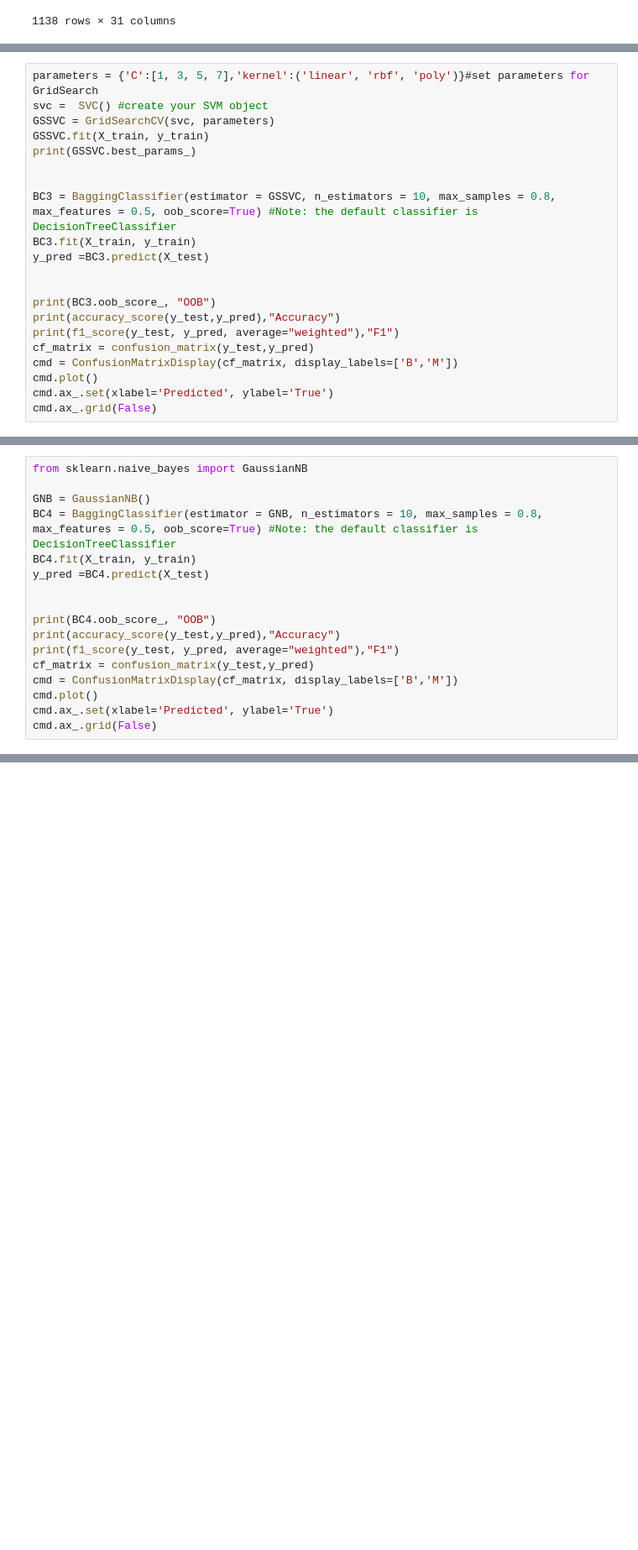
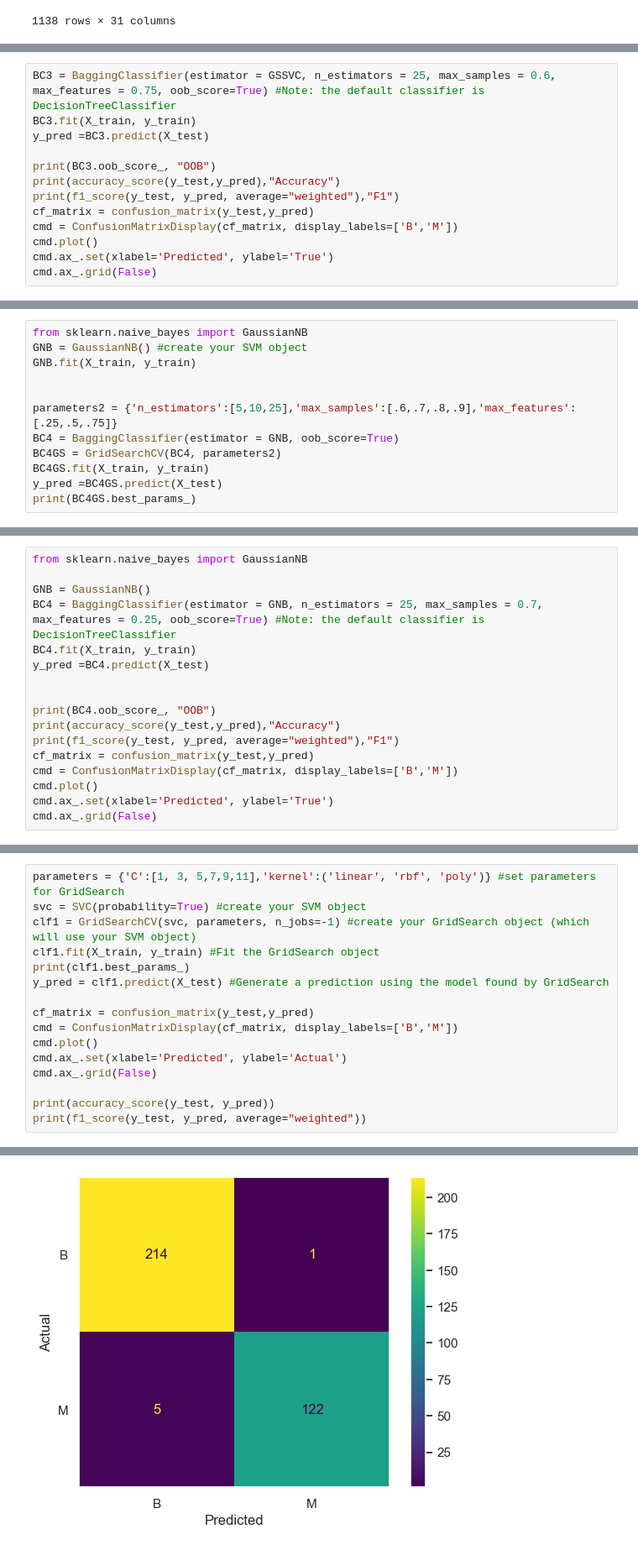
Before and after one commit to vern3432/DSE3002_Varano_Matt_Marcus_PF, a Jupyter notebook: Gilliland-Project-4.ipynb, the cells around one changed output, grey strips where cells are left out. Shown: that part at 84% size. Drawn from its saved outputs; the diff is of its cells as text; blank space fills up the shorter version.

```diff
--- a/Gilliland-Project-4.ipynb
+++ b/Gilliland-Project-4.ipynb
@@ -135,15 +142,7 @@ DecisionTreeClassifier(max_depth=11)
 # %%
-parameters = {'C':[1, 3, 5, 7],'kernel':('linear', 'rbf', 'poly')}#set parameters for GridSearch
-svc =  SVC() #create your SVM object
-GSSVC = GridSearchCV(svc, parameters)
-GSSVC.fit(X_train, y_train)
-print(GSSVC.best_params_)
-
-
-BC3 = BaggingClassifier(estimator = GSSVC, n_estimators = 10, max_samples = 0.8, max_features = 0.5, oob_score=True) #Note: the default classifier is DecisionTreeClassifier
+BC3 = BaggingClassifier(estimator = GSSVC, n_estimators = 25, max_samples = 0.6, max_features = 0.75, oob_score=True) #Note: the default classifier is DecisionTreeClassifier
 BC3.fit(X_train, y_train)
 y_pred =BC3.predict(X_test)
-
 
 print(BC3.oob_score_, "OOB")
 print(accuracy_score(y_test,y_pred),"Accuracy")
@@ -161 +159,13 @@ cmd.ax_.grid(False)
 [figure]
+# %%
+from sklearn.naive_bayes import GaussianNB
+GNB = GaussianNB() #create your SVM object
+GNB.fit(X_train, y_train)
+
+
+parameters2 = {'n_estimators':[5,10,25],'max_samples':[.6,.7,.8,.9],'max_features':[.25,.5,.75]}
+BC4 = BaggingClassifier(estimator = GNB, oob_score=True)
+BC4GS = GridSearchCV(BC4, parameters2)
+BC4GS.fit(X_train, y_train)
+y_pred =BC4GS.predict(X_test)
+print(BC4GS.best_params_)
@@ -163,7 +175,7 @@ cmd.ax_.grid(False)
 from sklearn.naive_bayes import GaussianNB
 
 GNB = GaussianNB()
-BC4 = BaggingClassifier(estimator = GNB, n_estimators = 10, max_samples = 0.8, max_features = 0.5, oob_score=True) #Note: the default classifier is DecisionTreeClassifier
+BC4 = BaggingClassifier(estimator = GNB, n_estimators = 25, max_samples = 0.7, max_features = 0.25, oob_score=True) #Note: the default classifier is DecisionTreeClassifier
 BC4.fit(X_train, y_train)
 y_pred =BC4.predict(X_test)
 
@@ -183,0 +198,17 @@ cmd.ax_.grid(False)
+# %%
+parameters = {'C':[1, 3, 5,7,9,11],'kernel':('linear', 'rbf', 'poly')} #set parameters for GridSearch
+svc = SVC(probability=True) #create your SVM object
+clf1 = GridSearchCV(svc, parameters, n_jobs=-1) #create your GridSearch object (which will use your SVM object)
+clf1.fit(X_train, y_train) #Fit the GridSearch object
+print(clf1.best_params_)
+y_pred = clf1.predict(X_test) #Generate a prediction using the model found by GridSearch
+
+cf_matrix = confusion_matrix(y_test,y_pred)
+cmd = ConfusionMatrixDisplay(cf_matrix, display_labels=['B','M'])
+cmd.plot()
+cmd.ax_.set(xlabel='Predicted', ylabel='Actual')
+cmd.ax_.grid(False)
+
+print(accuracy_score(y_test, y_pred))
+print(f1_score(y_test, y_pred, average="weighted"))
+# %% [output]
@@ -183,0 +218 @@ cmd.ax_.grid(False)
+[figure, added]
```
Also changed, not shown: parts of 18 cells of this notebook.
